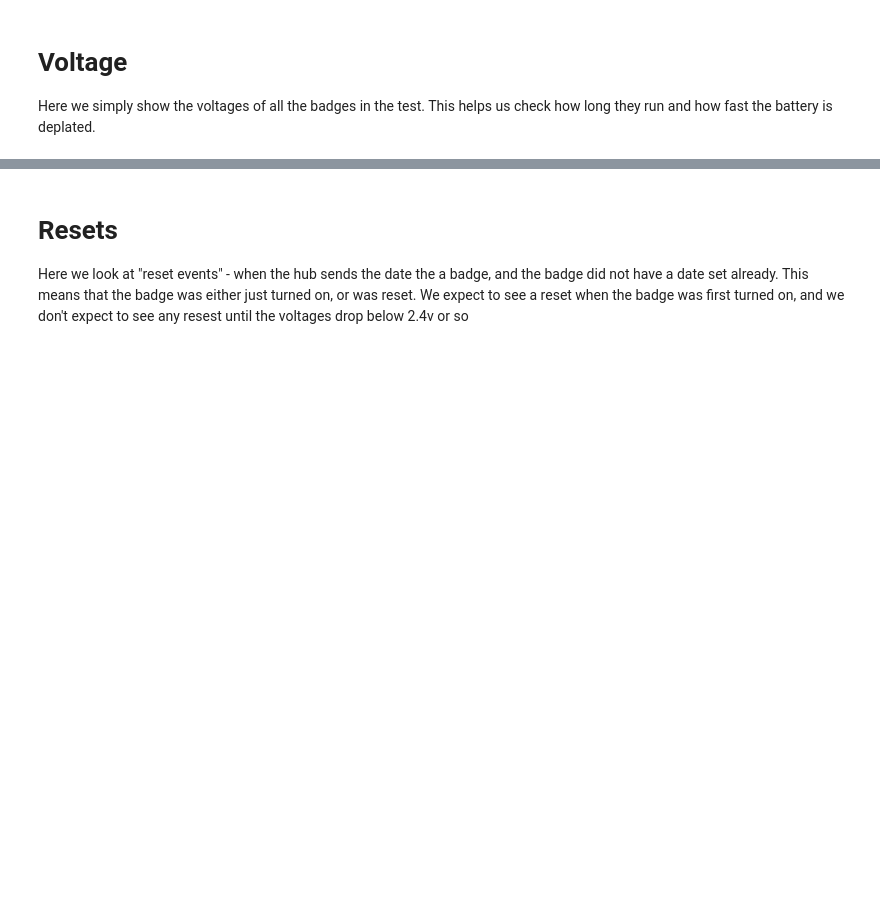
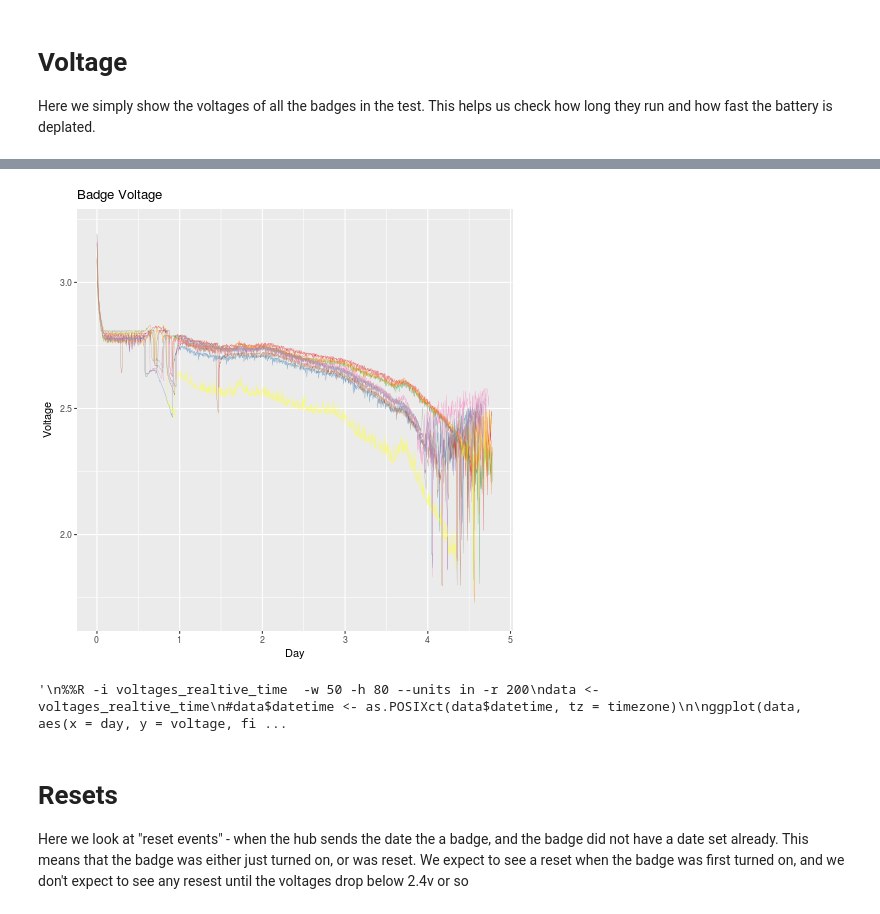
Before and after one commit to HumanDynamics/openbadge-analysis-test-badge, a Jupyter notebook: notebooks/20180501_test_3v06_full_batch.ipynb, the cells around one changed output, grey strips where cells are left out. Saved outputs shown, nothing was run; the diff lists cells and outputs as text; code cells hidden in the pictures; blank space fills up the shorter version.

```diff
--- a/notebooks/20180501_test_3v06_full_batch.ipynb
+++ b/notebooks/20180501_test_3v06_full_batch.ipynb
@@ -152,3 +183,7 @@ mac_to_key_with_type.describe()
+# %%
+members_full = pd.read_csv(folder+"Member-2018-05-06.csv")
+members_full['type'] = members_full['id'].map(lambda x: 'a' if x >= 395 else 'b')
+members_full.head(10)
 # %% [markdown]
 # Voltage
 Here we simply show the voltages of all the badges in the test. This helps us check how long they run and how fast the battery is deplated.
@@ -164,2 +211,3 @@ voltages_realtive_time.head()
 # %%
-voltages_realtive_time = voltages_realtive_time.join(mac_to_key_with_type.set_index('member'), on='member')
+voltages_realtive_time = voltages_realtive_time.join(members_full.set_index('key')[['type']], on='member')
+voltages_realtive_time.head(5)
@@ -166,3 +221,6 @@ voltages_realtive_time = voltages_realtive_time.join(mac_to_key_with_type.set_in
+# %%
+a_only = voltages_realtive_time.query('type == "a"')
+b_only = voltages_realtive_time.query('type == "b"')
 # %%
 %%R -i a_only
 data <- a_only
@@ -180,3 +240,20 @@ ggplot(data, aes(x = day, y = voltage, color =member)) +
+# %%
+%%R -i b_only
+data <- b_only
+#data$datetime <- as.POSIXct(data$datetime, tz = timezone)
+
+ggplot(data, aes(x = day, y = voltage, color =member)) +
+    geom_line(size=0.1) +
+    labs(title="Badge Voltage", x="Day", y="Voltage") +
+    rh_theme +
+    scale_colour_brewer(palette = "Set1") +
+    theme(
+        legend.title=element_text(size=10) ,
+        legend.text=element_text(size=15),
+        legend.position="none"
+        )
+# %% [output]
+[figure, added]
 # %%
 '''
 %%R -i voltages_realtive_time  -w 50 -h 80 --units in -r 200
@@ -191,6 +268,8 @@ ggplot(data, aes(x = day, y = voltage, fill =member)) +
     scale_colour_brewer(palette = "Set1")
     #theme(legend.position="none")
 '''
+# %% [output]
+'\n%%R -i voltages_realtive_time  -w 50 -h 80 --units in -r 200\ndata <- voltages_realtive_time\n#data$datetime <- as.POSIXct(data$datetime, tz = timezone)\n\nggplot(data, aes(x = day, y = voltage, fi ...
 # %% [markdown]
 # Resets
 Here we look at "reset events" - when the hub sends the date the a badge, and the badge did not have a date set already. This means that the badge was either just turned on, or was reset. We expect to see a reset when the badge was first turned on, and we don't expect to see any resest until the voltages drop below 2.4v or so
```
Also changed, not shown: parts of 21 cells of this notebook.
